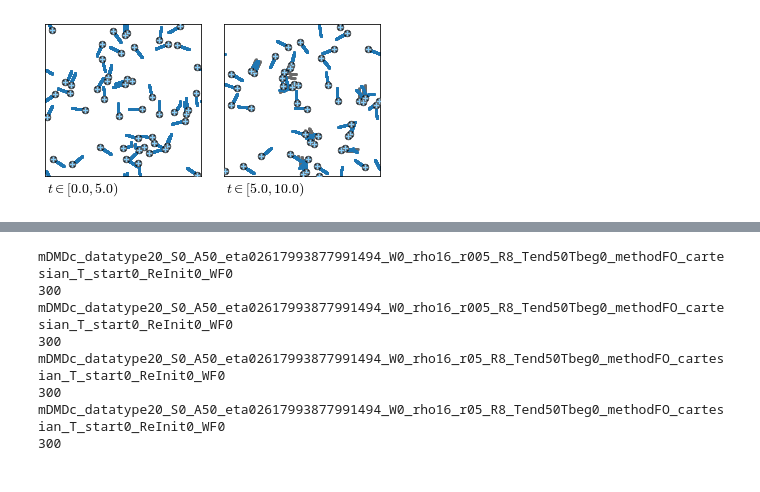
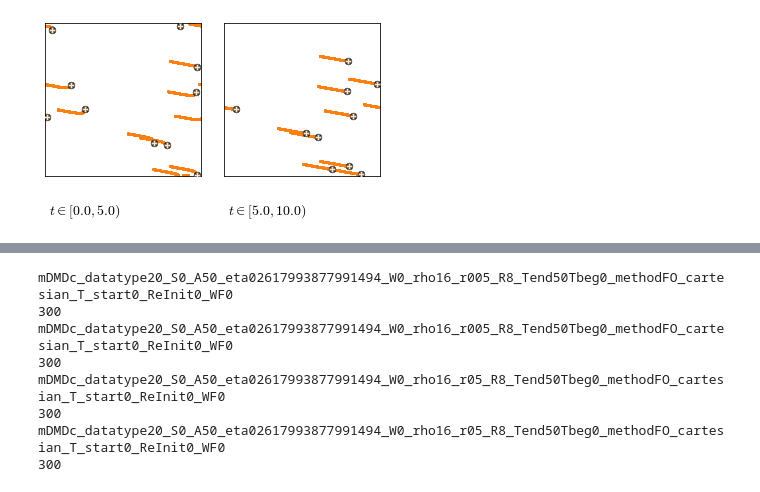
Before and after one commit to e-vic/swarmDMD, a Jupyter notebook: Plotting.ipynb, the cells around one changed output, grey strips where cells are left out. Saved outputs shown, nothing was run; the diff lists cells and outputs as text; code cells hidden in the pictures.

Commit message:
Cleaning up plotting file. Error plots over time, and agent trajectory plots should all run nicely now. Still need to clean up density plots and data tables

```diff
--- a/Plotting.ipynb
+++ b/Plotting.ipynb
@@ -495,13 +370,12 @@ def plot_agents_tails(X_GT,X_DMD,N,L,vert_bars,dt,rs_used):
 # %%
 # Parameters
-N = 50 # number of agents
-F = 50 # number of agents for density plots
+N = 10 # number of agents
+F = 10 # number of agents for density plots
 R = 8 # DMD modes used
 dt = 0.1 # time step
 # TN = 800 # milling
 TN = 300
 milling = 0
-randinit = 0
 
 etas = [0,np.pi/12]
 eta = etas[0]
@@ -526,7 +400,7 @@ r_av = (1/(N/A))**(1/2)
 
 rs = [0.2*r_av,r_av,2*r_av] #20%, 100%, and 200% of r_av
 # rs = [1] # milling
-r = rs[0]
+r = rs[1]
 r_name = str(r).replace('.','')
 
 # Simulation settings and names
@@ -541,10 +415,7 @@ if milling == 1:
     millname = '_milling'
 else:
     millname = ''
-if randinit:
-    randname = '_randinit'
-else:
-    randname = ''
+
 
 T_beg = 0 # training period beginning
 T_end = 50 # training period end
@@ -646,30 +471,54 @@ mDMDc_datatype13_S0_A50_eta0_W0_rho16_r05_R8_Tend50Tbeg0_methodsimple_T_start0_R
 # %%
 # Agent plots
-# rs_used = [r_av]
-rs_used = [rs[0]]
-# rs_used = [1]
+parameters = [ #[N,rho,dataype,method,eta,rs,re_init,waterfall,F,iterate_labels,name,milling,reinit,t_init]
+#     [100,2.5,13,'simple',0.08726646259971647,[1.],0,0,100,[r'$1$'],"Milling",1,0],
+    [10,16,13,'simple',0,[0.25],0,0,10,[r'$0.25$'],"Basic",0,0,0],
+    [10,16,20,'FO_cartesian',0,[0.25],0,0,10,[r'$0.25$'],"Cartesian ",0,0,0],
+    [10,16,21,'FO_polar',0,[0.25],0,0,10,[r'$0.25$'],"Polar ",0,0,0]
+]
 T_start = 0
 T_stop = 100
-vert_bars = np.linspace(T_start,T_stop,3,dtype=int)[:-1]
-X_GT = np.zeros((2*N,len(vert_bars)))
-X_DMD = np.zeros((2*N,len(vert_bars),len(rs_used)))
-X_GT_tail = np.zeros((2*N,(T_stop-T_start)+1,len(rs_used)))
-X_DMD_tail = np.zeros((2*N,(T_stop-T_start)+1,len(rs_used)))
+
+def PlotAgentSnapshot(T_start, T_stop, parameters,wide,R,T_end,T_beg):
+    for parameter in parameters:
+        reinit = parameter[12]
+        T_init = parameter[13]
+
+        N = parameter[0]
+        rho  = parameter[1]
+        datatype = parameter[2]
+        method = parameter[3]
+        eta = parameter[4]
+        rs_used = parameter[5]
+        re_init = parameter[6]
+        waterfall = parameter[7]
+        F = parameter[8]
+        iterate_labels = parameter[9]
+        name = parameter[10]
+        milling = parameter[11]
 
 
-i=0
-# for r in rs:
-for r in rs_used:
-    r_name = str(r).replace('.','')
-    _,dt,_,TN,X_GT_temp,_,_,_,_,_,_,X_DMD_temp,_,_,_,_,_,_,_,_,_,_,_,_,_ = load_data(simplified,N,eta_name,wide,rho,r_name,R,T_end,T_beg,F,datatype,method,T_init,re_init,waterfall,milling,randinit)
-    if milling:
-        X_DMD_temp, X_GT_temp = recentre_milling(X_DMD_temp,X_GT_temp,8,3)
-    X_GT = X_GT_temp[:,vert_bars]
-    X_DMD[:,:,i] = X_DMD_temp[:,vert_bars]
-    X_GT_tail[:,:,i] = X_GT_temp[:,:(T_stop-T_start)+1]
-    X_DMD_tail[:,:,i] = np.copy(X_DMD_temp[:,:(T_stop-T_start)+1])
-    i=i+1
+        eta_name = str(eta).replace('.','')
+        vert_bars = np.linspace(T_start,T_stop,3,dtype=int)[:-1]
+        X_GT = np.zeros((2*N,len(vert_bars)))
+        X_DMD = np.zeros((2*N,len(vert_bars),len(rs_used)))
+        X_GT_tail = np.zeros((2*N,(T_stop-T_start)+1,len(rs_used)))
+        X_DMD_tail = np.zeros((2*N,(T_stop-T_start)+1,len(rs_used)))
 
-agent_plots = plot_agents_tails(X_GT_tail,X_DMD_tail,N,L,vert_bars,dt,rs_used)
-agent_plots.savefig('Figures/ForPaper/AgentPositions'+millname+'_eta'+eta_name+'_r'+r_name+'_method'+method+'_Tstart'+str(T_start)+'_Tstop'+str(T_stop)+randname, dpi=150,bbox_inches='tight')
+        i=0
+        for r in rs_used:
+            r_name = str(r).replace('.','')
+            _,dt,_,TN,X_GT_temp,_,_,_,_,_,_,X_DMD_temp,_,_,_,_,_,_,_,_,_,_,_,_,_ = load_data(N,eta_name,wide,rho,r_name,R,T_end,T_beg,F,datatype,method,T_init,re_init,waterfall,milling)
+            if milling:
+                X_DMD_temp, X_GT_temp = recentre_milling(X_DMD_temp,X_GT_temp,8,3)
+            X_GT = X_GT_temp[:,vert_bars]
+            X_DMD[:,:,i] = X_DMD_temp[:,vert_bars]
+            X_GT_tail[:,:,i] = X_GT_temp[:,:(T_stop-T_start)+1]
+            X_DMD_tail[:,:,i] = np.copy(X_DMD_temp[:,:(T_stop-T_start)+1])
+            i=i+1
+
+        agent_plots = plot_agents_tails(X_GT_tail,X_DMD_tail,N,L,vert_bars,dt,rs_used)
+#         agent_plots.savefig('Results/AnalysisFigures/AgentPositions'+millname+'_eta'+eta_name+'_r'+r_name+'_method'+method+'_Tstart'+str(T_start)+'_Tstop'+str(T_stop), dpi=150,bbox_inches='tight')
+
+PlotAgentSnapshot(T_start, T_stop, parameters,wide,R,T_end,T_beg)
 # %% [output]
@@ -680 +537 @@ mDMDc_datatype13_S0_A50_eta0_W0_rho16_r005_R8_Tend50Tbeg0_methodsimple_T_start0_
-[figure, old version]
+[figure, new version]
```
Also changed, not shown: parts of 26 cells of this notebook, 13 other files.
